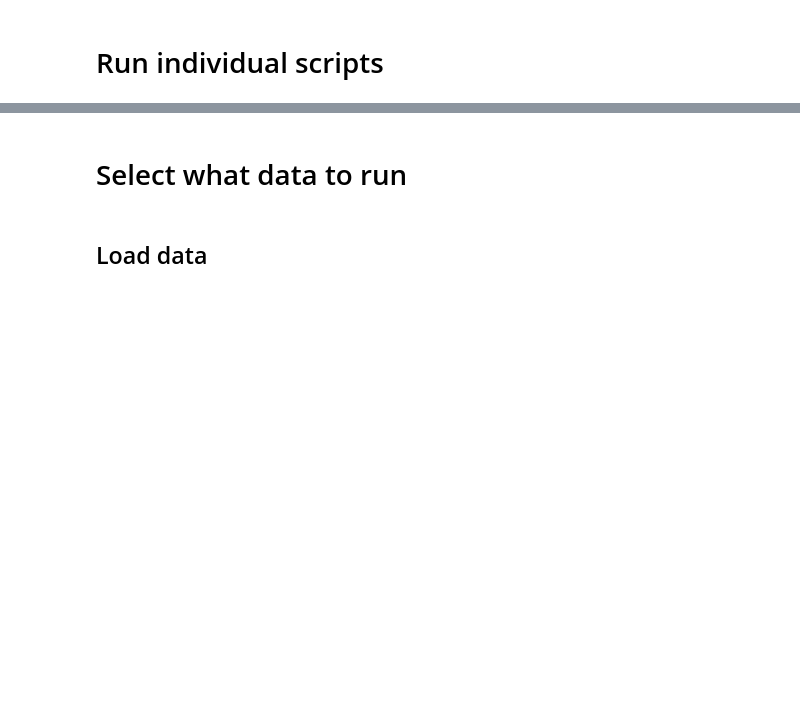
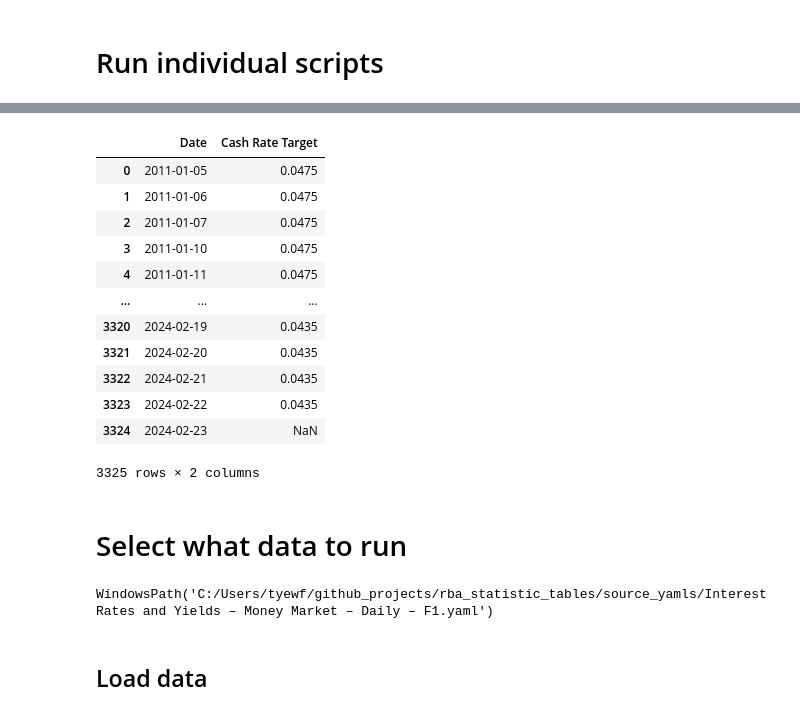
Before and after one commit to tyefraser/rba_statistic_tables, a Jupyter notebook: streamlit.ipynb, the cells around one changed output, grey strips where cells are left out. Cells and saved outputs as stored; diff of their text form; code cells hidden in the pictures; blank space fills up the shorter version.

```diff
--- a/streamlit.ipynb
+++ b/streamlit.ipynb
@@ -46,7 +513,30 @@ create_directory(data_folder)
+# %%
+
+rba_f01d_df
+# %% [output]
+|  | Date | Cash Rate Target |
+| 0 | 2011-01-05 | 0.0475 |
+| 1 | 2011-01-06 | 0.0475 |
+| 2 | 2011-01-07 | 0.0475 |
+| 3 | 2011-01-10 | 0.0475 |
+| 4 | 2011-01-11 | 0.0475 |
+| ... | ... | ... |
+| 3320 | 2024-02-19 | 0.0435 |
+| 3321 | 2024-02-20 | 0.0435 |
+| 3322 | 2024-02-21 | 0.0435 |
+| 3323 | 2024-02-22 | 0.0435 |
+| 3324 | 2024-02-23 | NaN |
+3325 rows × 2 columns
 # %% [markdown]
 # Select what data to run
 # %%
 import os
 selected_source = os.listdir('source_yamls')[0]
+# %%
+from pathlib import Path
+yaml_path = Path(yamls_folder) / selected_source
+yaml_path
+# %% [output]
+WindowsPath('C:/Users/tyewf/github_projects/rba_statistic_tables/source_yamls/Interest Rates and Yields – Money Market – Daily – F1.yaml')
 # %%
 from utils import read_yaml
```
Also changed, not shown: parts of 42 cells of this notebook, 15 other files.
